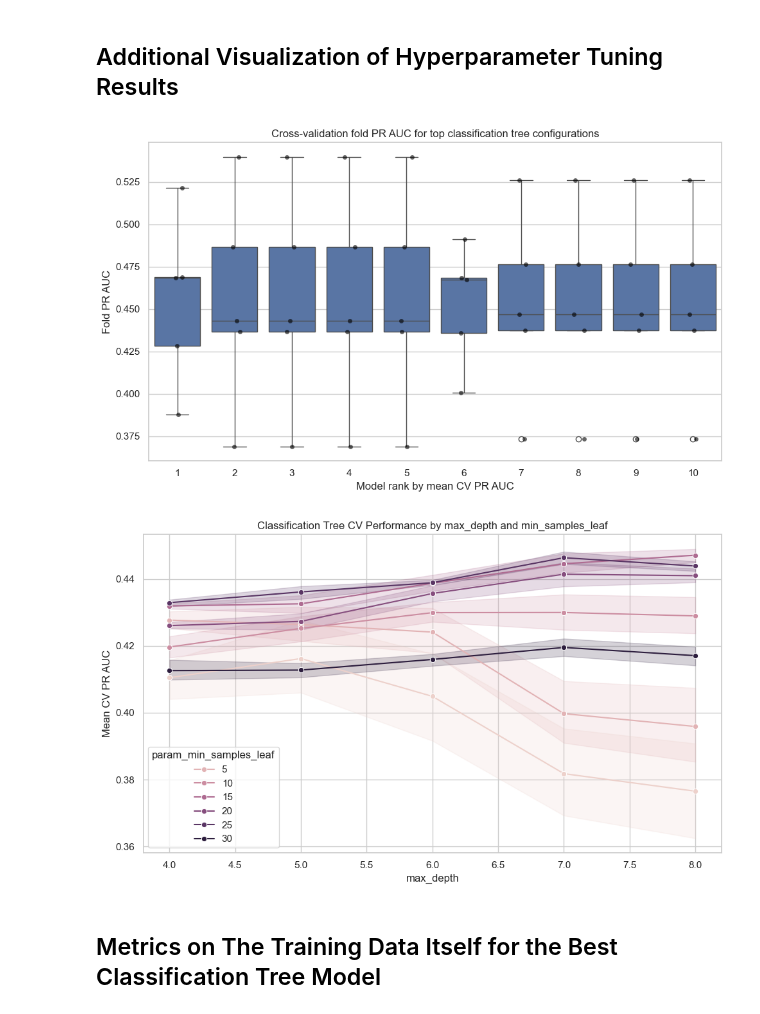
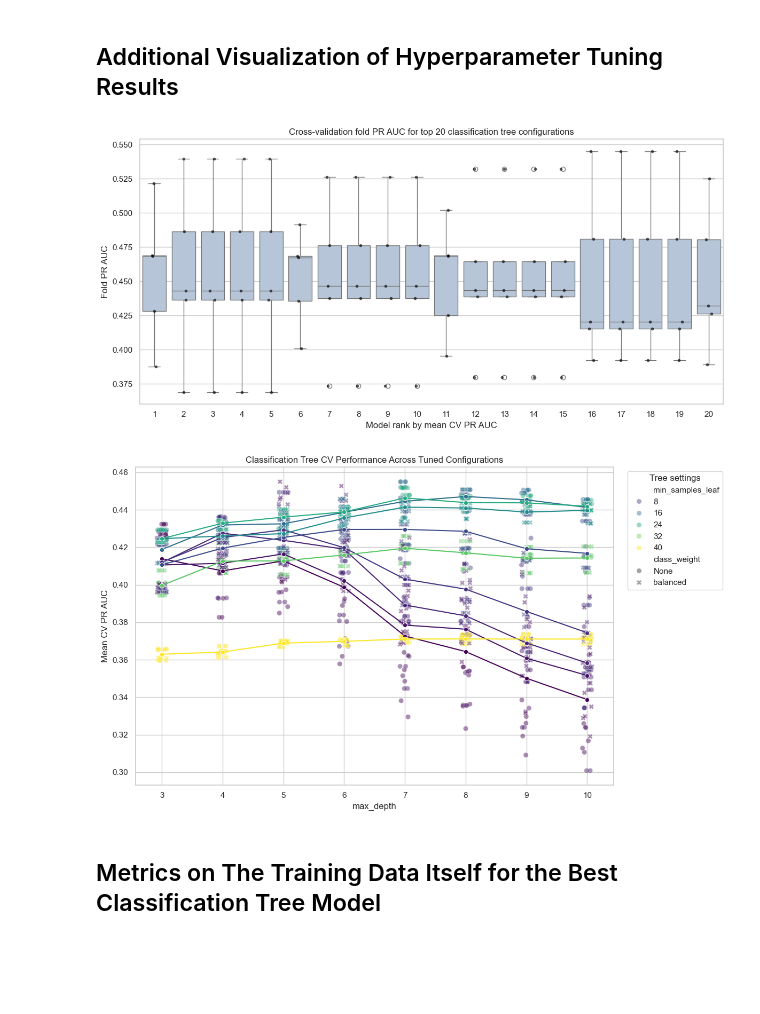
Before and after one commit to maxxhvo/Myocardial-Infarction-ML-Project, a Jupyter notebook: Logistic_Regression_modeling/Logistic_Regression.ipynb, the cells around one changed output. Saved outputs shown, nothing was run; the diff lists cells and outputs as text; code cells hidden in the pictures; blank space fills up the shorter version.

Commit message:
changing absolute magnitude and adding plot points

```diff
--- a/Logistic_Regression_modeling/Logistic_Regression.ipynb
+++ b/Logistic_Regression_modeling/Logistic_Regression.ipynb
@@ -731,7 +733,7 @@ tree = DecisionTreeClassifier(
 tree_search = RandomizedSearchCV(
     estimator=tree,
     param_distributions=param_grid_tree,
-    n_iter=50,
+    n_iter=80,
     scoring="average_precision",   # PR AUC
     cv=cv,
     n_jobs=1,
@@ -809,9 +811,9 @@ __mean_test_score:__ Average PR AUC on the VALIDATION folds (out-of-sample cross
 ## Revised Hyperparameter Grid for Tuning
 # %%
 param_grid_tree_refined = {
-    "max_depth": [4, 5, 6, 7, 8],
-    "min_samples_leaf": [1, 5, 10, 15, 20, 25, 30],
-    "min_samples_split": [2, 10, 20, 30],
+    "max_depth": [3, 4, 5, 6, 7, 8, 9, 10],
+    "min_samples_leaf": [1, 3, 5, 7, 10, 15, 20, 25, 30, 40],
+    "min_samples_split": [2, 5, 10, 20],
     "criterion": ["gini", "entropy"],
     "class_weight": [None, "balanced"],
 }
@@ -876,47 +879,76 @@ tree_results[cols].sort_values("mean_test_score", ascending=False).head(15)
 # %%
 tree_results = pd.DataFrame(tree_search_refined.cv_results_)
 
-# get top 10 configs by mean CV PR AUC
-top = tree_results.sort_values("mean_test_score", ascending=False).head(10).copy()
+# get top 20 configs by mean CV PR AUC so the fold-level plot shows more tuned trees
+top = tree_results.sort_values("mean_test_score", ascending=False).head(20).copy()
 top["model_rank"] = range(1, len(top) + 1)
 
 fold_cols = [c for c in tree_results.columns if c.startswith("split") and c.endswith("_test_score")]
 
 top_long = top.melt(
     id_vars=["model_rank", "mean_test_score"],
     value_vars=fold_cols,
     var_name="fold",
     value_name="pr_auc",
 )
 
-plt.figure(figsize=(10, 6))
-sns.boxplot(data=top_long, x="model_rank", y="pr_auc")
-sns.stripplot(data=top_long, x="model_rank", y="pr_auc", color="black", alpha=0.6)
+plt.figure(figsize=(12, 6))
+sns.boxplot(data=top_long, x="model_rank", y="pr_auc", color="lightsteelblue")
+sns.stripplot(data=top_long, x="model_rank", y="pr_auc", color="black", alpha=0.65, size=4)
 
 plt.xlabel("Model rank by mean CV PR AUC")
 plt.ylabel("Fold PR AUC")
-plt.title("Cross-validation fold PR AUC for top classification tree configurations")
+plt.title("Cross-validation fold PR AUC for top 20 classification tree configurations")
 plt.tight_layout()
 plt.show() # points are jittered for visibility
 # %% [output]
-[figure, old version]
+[figure, new version]
 # %%
-plt.figure(figsize=(10, 6))
-sns.lineplot(
-    data=tree_results,
-    x="param_max_depth",
-    y="mean_test_score",
-    hue="param_min_samples_leaf",
-    marker="o",
+tree_plot_data = tree_results.copy()
+tree_plot_data["max_depth"] = tree_plot_data["param_max_depth"].astype(int)
+tree_plot_data["min_samples_leaf"] = tree_plot_data["param_min_samples_leaf"].astype(int)
+tree_plot_data["class_weight"] = tree_plot_data["param_class_weight"].astype(str)
+
+rng = np.random.default_rng(RANDOM_STATE)
+tree_plot_data["max_depth_jittered"] = tree_plot_data["max_depth"] + rng.uniform(
+    -0.08,
+    0.08,
+    size=len(tree_plot_data),
 )
 
+plt.figure(figsize=(12, 7))
+sns.scatterplot(
+    data=tree_plot_data,
+    x="max_depth_jittered",
+    y="mean_test_score",
+    hue="min_samples_leaf",
+    style="class_weight",
+    alpha=0.45,
+    s=45,
+    palette="viridis",
+)
+sns.lineplot(
+    data=tree_plot_data,
+    x="max_depth",
+    y="mean_test_score",
+    hue="min_samples_leaf",
+    estimator="mean",
+    errorbar=None,
+    marker="o",
+    linewidth=1.5,
+    legend=False,
+    palette="viridis",
+)
+
+plt.xticks(sorted(tree_plot_data["max_depth"].unique()))
 plt.ylabel("Mean CV PR AUC")
 plt.xlabel("max_depth")
-plt.title("Classification Tree CV Performance by max_depth and min_samples_leaf")
+plt.title("Classification Tree CV Performance Across Tuned Configurations")
+plt.legend(bbox_to_anchor=(1.02, 1), loc="upper left", title="Tree settings")
 plt.tight_layout()
 plt.show()
 # %% [output]
-[figure, old version]
+[figure, new version]
 # %% [markdown]
 ## Metrics on The Training Data Itself for the Best Classification Tree Model
 # %%
```
Also changed, not shown: parts of 7 cells of this notebook.
